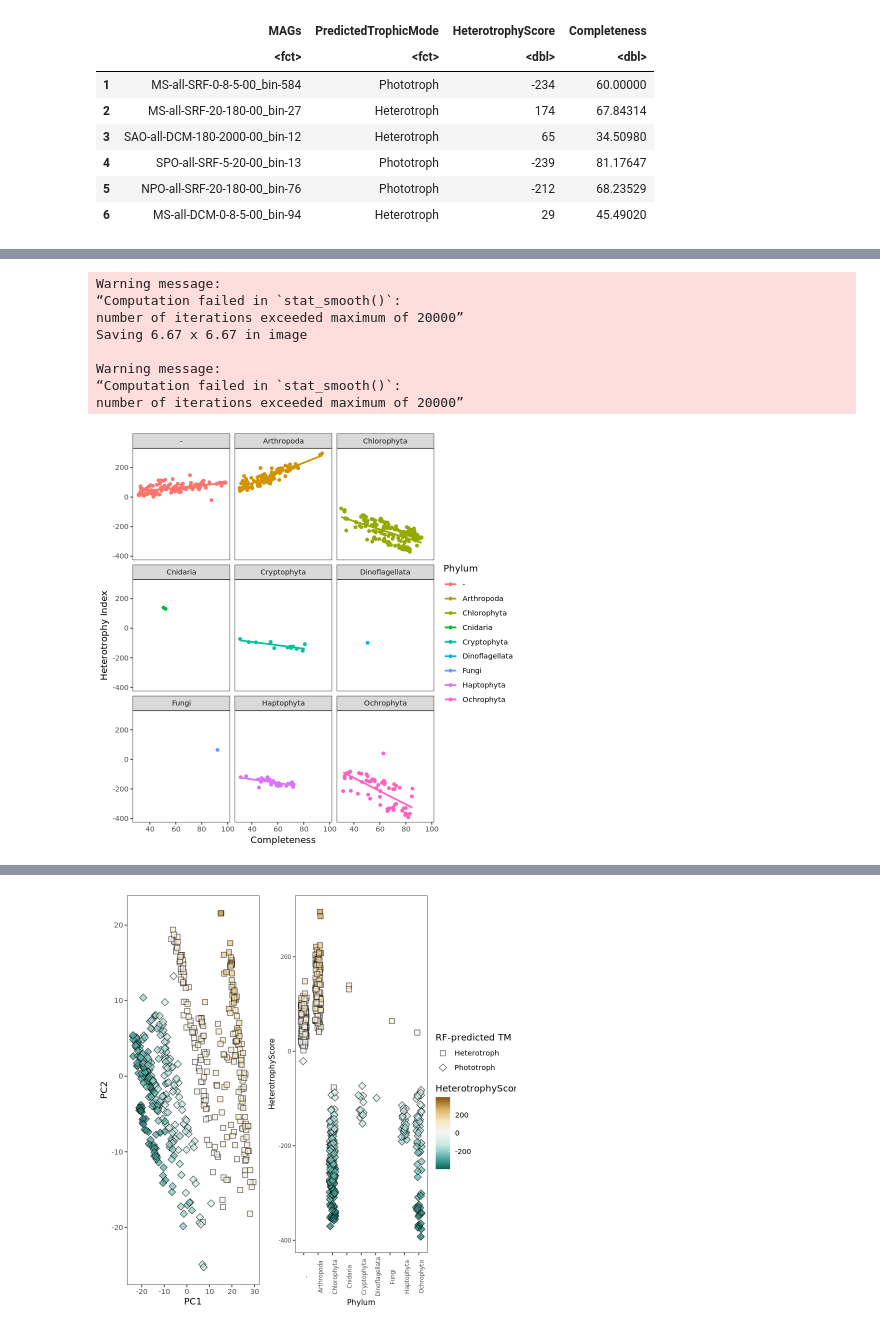
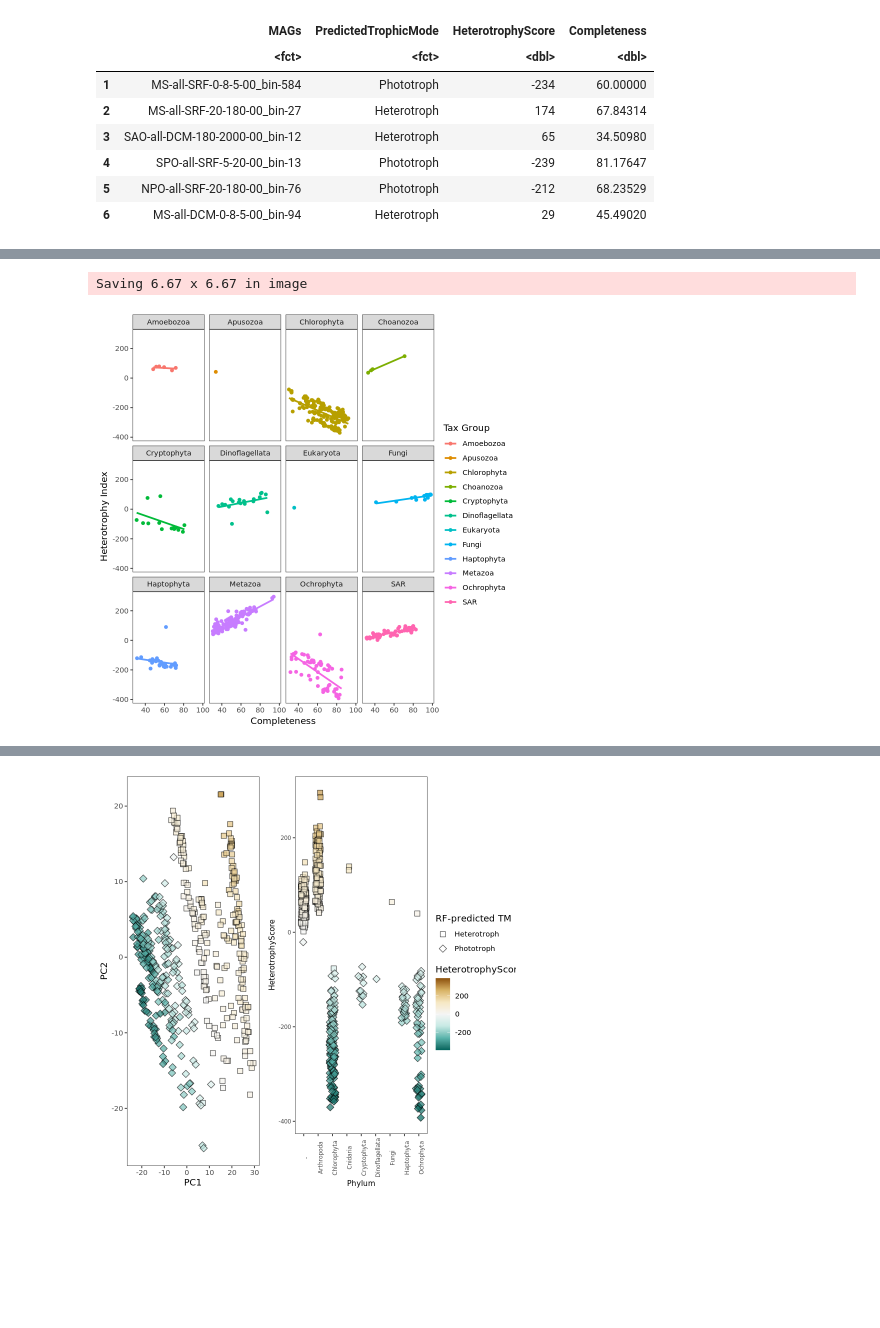
Before and after one commit to AlexanderLabWHOI/2021-TOPAZ-MAG-Figures, a Jupyter notebook: notebooks/trophic-mode-analysis.ipynb, the cells around one changed output, grey strips where cells are left out. Cells and saved outputs as stored; diff of their text form; code cells hidden in the pictures; blank space fills up the shorter version.

Commit message:
Adding updated SI fig and a few of the tables

```diff
--- a/notebooks/trophic-mode-analysis.ipynb
+++ b/notebooks/trophic-mode-analysis.ipynb
@@ -995,0 +998,9 @@ A data.frame: 6 × 12
+# %%
+harriet_groups = read.csv("/vortexfs1/omics/alexander/halexander/2021-tara-final-paper/tables/final/TableS2_EukaryoticMAG.csv")
+harriet_groups = harriet_groups %>% dplyr::select(X,groups) %>%
+    dplyr::rename("harriet_groups"="groups")
+harriet_groups = harriet_groups %>%
+                 dplyr::left_join(read.csv("/vortexfs1/omics/alexander/halexander/2021-tara-final-paper/rename/renamed-eukaryotic-mags.tsv",sep="\t"),
+                                                  by=c("X"="new_mag_name"))
+# %%
+mag_info_class = mag_info %>% dplyr::left_join(harriet_groups,by=c("MAGs"="old_mag_name"))
@@ -996,20 +1029,13 @@ A data.frame: 6 × 12
 # %%
 ggplot(mag_info_class) + geom_point(aes(x = Completeness, y = HeterotrophyScore,
-                                        col = Phylum)) +
-    facet_wrap(~Phylum) +
-    geom_smooth(aes(group=Phylum, x = Completeness, y= HeterotrophyScore, col = Phylum),
+                                        col = harriet_groups)) +
+    facet_wrap(~harriet_groups) +
+    geom_smooth(aes(group=harriet_groups, x = Completeness, y= HeterotrophyScore, col = harriet_groups),
               method = "nls", formula = y ~ a * x + b, se = FALSE,
               method.args = list(start=c(a=20, b=0),
                                  control=nls.control(maxiter=20000))) + theme_test() +
-    ylab("Heterotrophy Index")
-ggsave(file.path("..","si-figures","heterotrophyindex_group.png"))
+    ylab("Heterotrophy Index") + scale_color_discrete(name="Tax Group")
+ggsave(file.path("..","si-figures","heterotrophyindex_group_new.png"))
 # %% [output]
-Warning message:
-“Computation failed in `stat_smooth()`:
-number of iterations exceeded maximum of 20000”
 Saving 6.67 x 6.67 in image
-
-Warning message:
-“Computation failed in `stat_smooth()`:
-number of iterations exceeded maximum of 20000”
-[figure, old version]
+[figure, new version]
```
Also changed, not shown: parts of 20 cells of this notebook, 5 other files.
